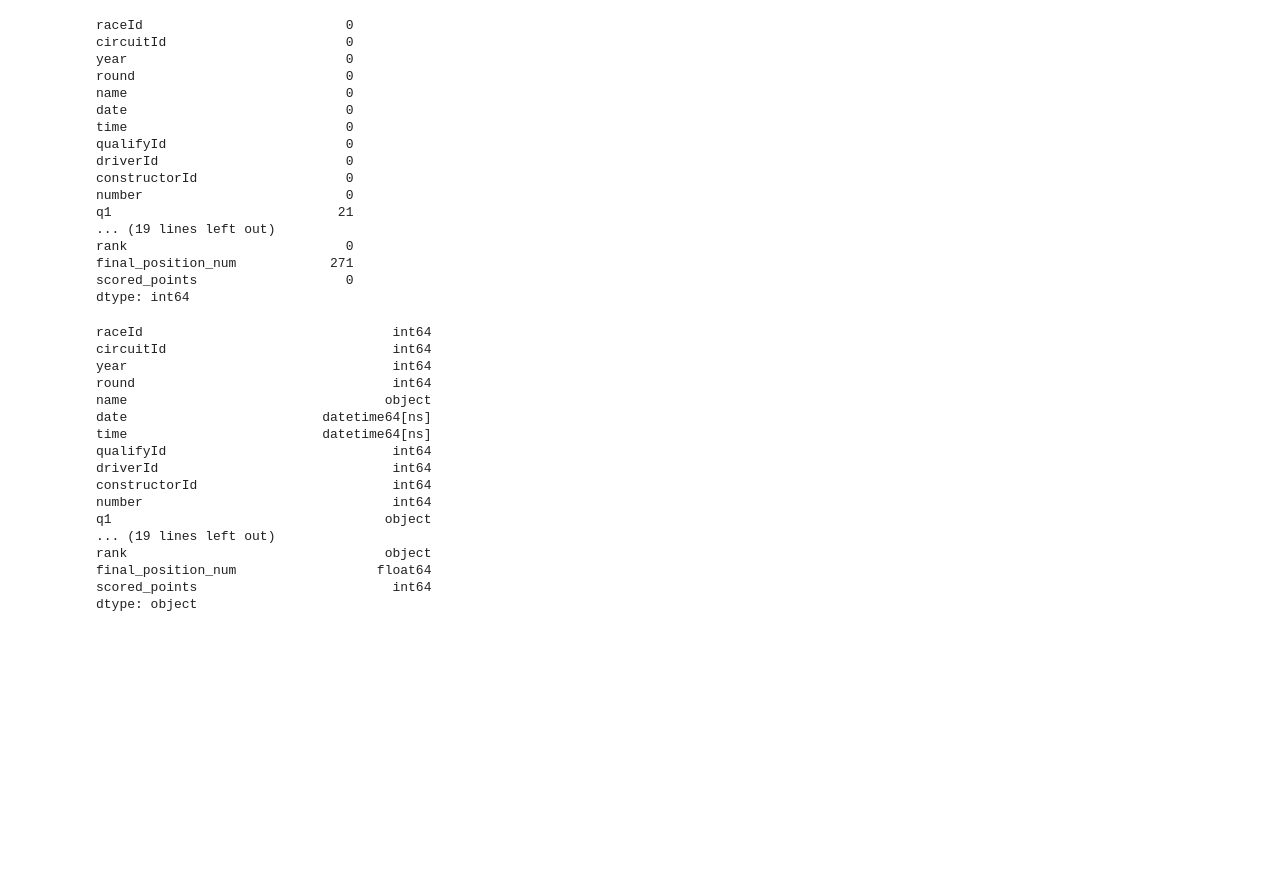
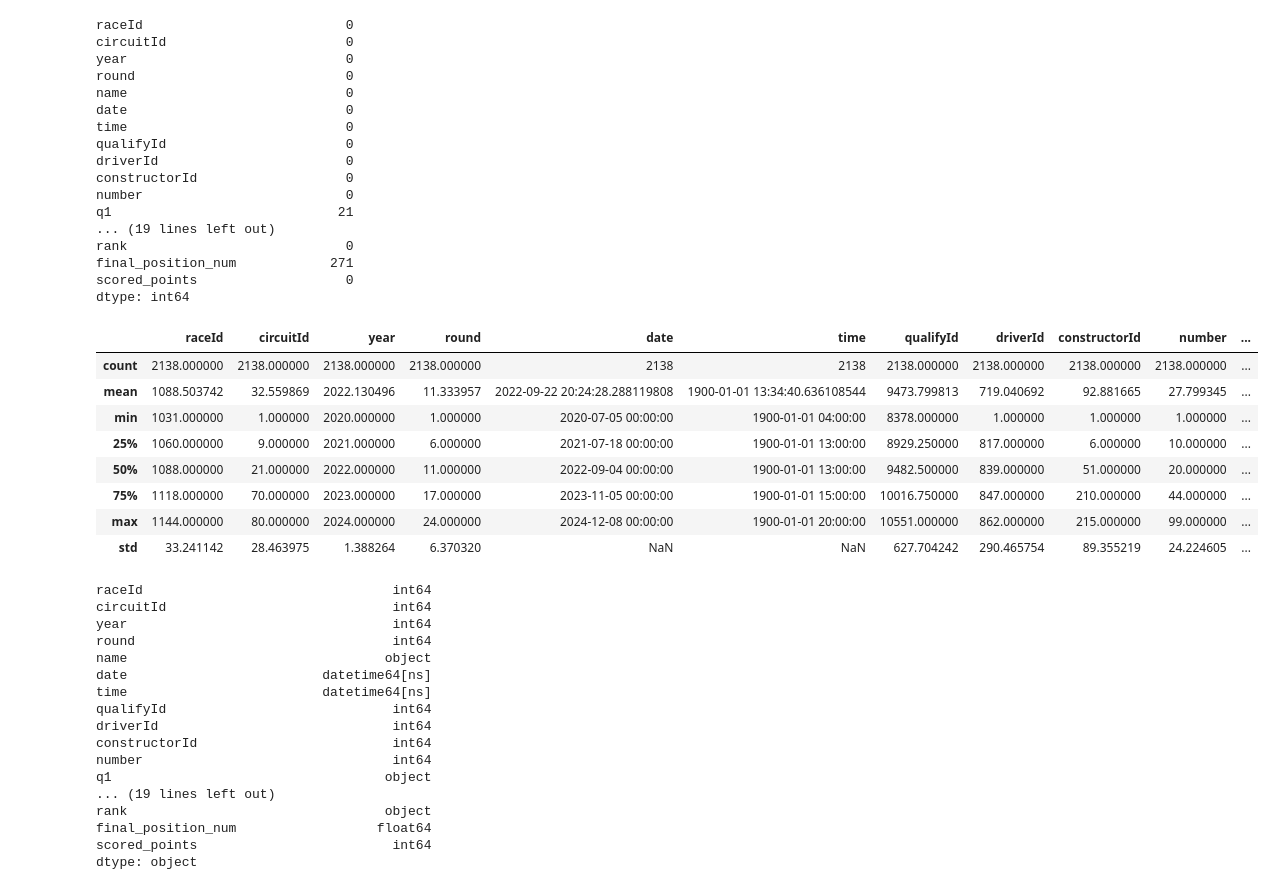
Before and after one commit to Ognjeniii/f1-predictions, a Jupyter notebook: F1.ipynb, the cells around one changed output. Saved outputs shown, nothing was run; the diff lists cells and outputs as text; code cells hidden in the pictures; blank space fills up the shorter version.

```diff
--- a/F1.ipynb
+++ b/F1.ipynb
@@ -418,6 +421,18 @@ rank                            0
 final_position_num            271
 scored_points                   0
 dtype: int64
+# %%
+df.describe()
+# %% [output]
+|  | raceId | circuitId | year | round | date | time | qualifyId | driverId | constructorId | number | ... |
+| count | 2138.000000 | 2138.000000 | 2138.000000 | 2138.000000 | 2138 | 2138 | 2138.000000 | 2138.000000 | 2138.000000 | 2138.000000 | ... |
+| mean | 1088.503742 | 32.559869 | 2022.130496 | 11.333957 | 2022-09-22 20:24:28.288119808 | 1900-01-01 13:34:40.636108544 | 9473.799813 | 719.040692 | 92.881665 | 27.799345 | ... |
+| min | 1031.000000 | 1.000000 | 2020.000000 | 1.000000 | 2020-07-05 00:00:00 | 1900-01-01 04:00:00 | 8378.000000 | 1.000000 | 1.000000 | 1.000000 | ... |
+| 25% | 1060.000000 | 9.000000 | 2021.000000 | 6.000000 | 2021-07-18 00:00:00 | 1900-01-01 13:00:00 | 8929.250000 | 817.000000 | 6.000000 | 10.000000 | ... |
+| 50% | 1088.000000 | 21.000000 | 2022.000000 | 11.000000 | 2022-09-04 00:00:00 | 1900-01-01 13:00:00 | 9482.500000 | 839.000000 | 51.000000 | 20.000000 | ... |
+| 75% | 1118.000000 | 70.000000 | 2023.000000 | 17.000000 | 2023-11-05 00:00:00 | 1900-01-01 15:00:00 | 10016.750000 | 847.000000 | 210.000000 | 44.000000 | ... |
+| max | 1144.000000 | 80.000000 | 2024.000000 | 24.000000 | 2024-12-08 00:00:00 | 1900-01-01 20:00:00 | 10551.000000 | 862.000000 | 215.000000 | 99.000000 | ... |
+| std | 33.241142 | 28.463975 | 1.388264 | 6.370320 | NaN | NaN | 627.704242 | 290.465754 | 89.355219 | 24.224605 | ... |
 # %%
 # !pip install xgboost
 # !pip install lightgbm - nije instaliran
```
Also changed, not shown: parts of 20 cells of this notebook.
